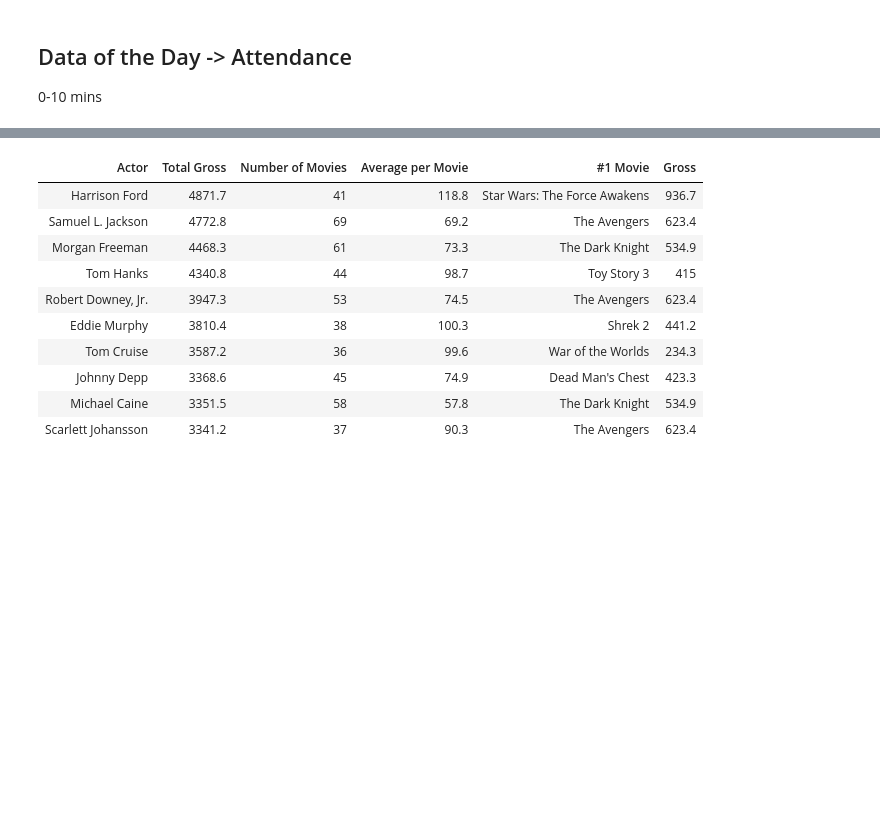
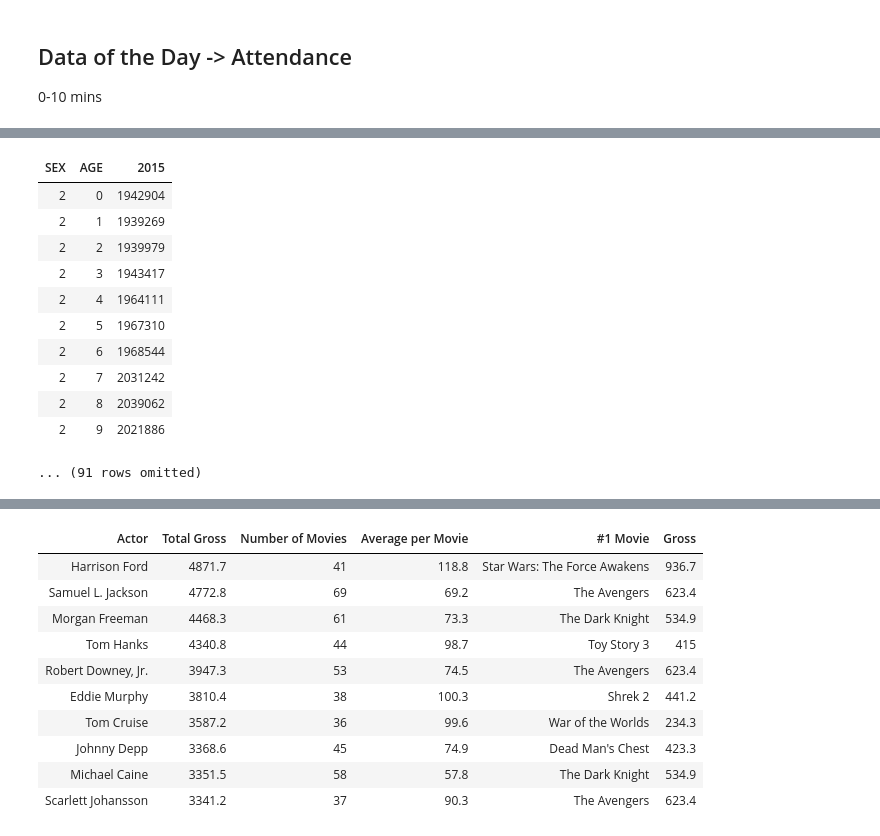
Before and after one commit to XiaoliSun11235/lecturenotes-su17, a Jupyter notebook: notes/lec08.ipynb, the cells around one changed output, grey strips where cells are left out. Saved outputs shown, nothing was run; the diff lists cells and outputs as text; code cells hidden in the pictures; blank space fills up the shorter version.

```diff
--- a/notes/lec08.ipynb
+++ b/notes/lec08.ipynb
@@ -11,0 +42,17 @@ plt.style.use('fivethirtyeight')
+# %%
+females_all_rows = us_pop_2015.where('SEX', are.equal_to(2))
+females = females_all_rows.where('AGE', are.not_equal_to(999))
+females
+# %% [output]
+| SEX | AGE | 2015 |
+| 2 | 0 | 1942904 |
+| 2 | 1 | 1939269 |
+| 2 | 2 | 1939979 |
+| 2 | 3 | 1943417 |
+| 2 | 4 | 1964111 |
+| 2 | 5 | 1967310 |
+| 2 | 6 | 1968544 |
+| 2 | 7 | 2031242 |
+| 2 | 8 | 2039062 |
+| 2 | 9 | 2021886 |
+... (91 rows omitted)
```
Also changed, not shown: parts of 13 cells of this notebook, 8 other files.
